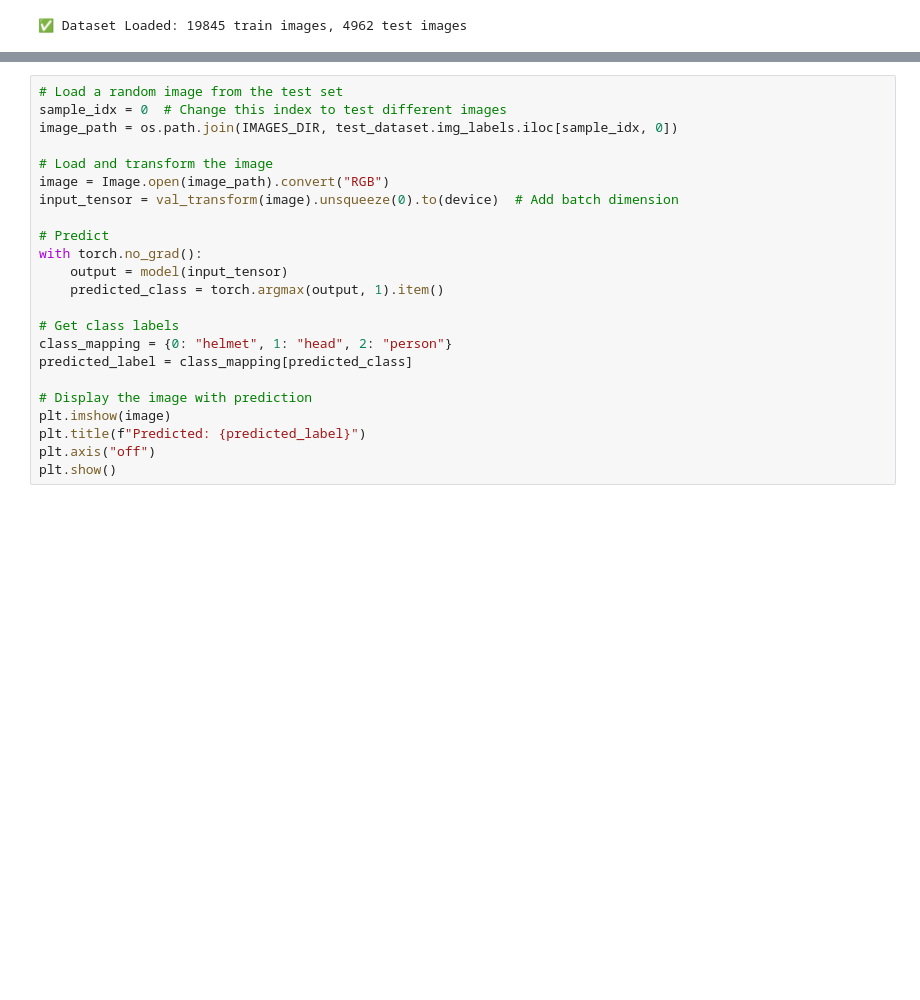
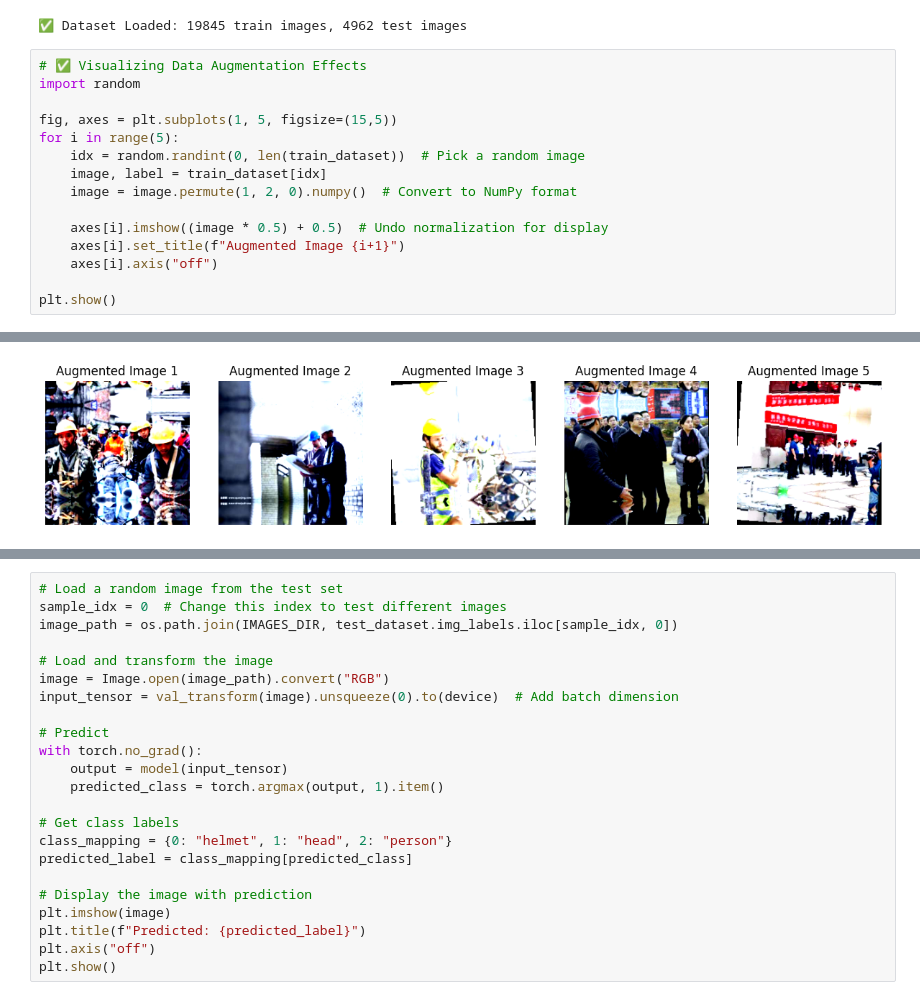
Before and after one commit to Caephas/ConvNext_helmet_datset, a Jupyter notebook: ConvNeXt_Helmet_dataset.ipynb, the cells around one changed output, grey strips where cells are left out. Saved outputs shown, nothing was run; the diff lists cells and outputs as text; blank space fills up the shorter version.

```diff
--- a/ConvNeXt_Helmet_dataset.ipynb
+++ b/ConvNeXt_Helmet_dataset.ipynb
@@ -327,3 +328,19 @@ test_loader = DataLoader(test_dataset, batch_size=32, shuffle=False, num_workers
 print(f"✅ Dataset Loaded: {len(train_dataset)} train images, {len(test_dataset)} test images")
 # %% [output]
 ✅ Dataset Loaded: 19845 train images, 4962 test images
+# %%
+# ✅ Visualizing Data Augmentation Effects
+import random
+
+fig, axes = plt.subplots(1, 5, figsize=(15,5))
+for i in range(5):
+    idx = random.randint(0, len(train_dataset))  # Pick a random image
+    image, label = train_dataset[idx]
+    image = image.permute(1, 2, 0).numpy()  # Convert to NumPy format
+
+    axes[i].imshow((image * 0.5) + 0.5)  # Undo normalization for display
+    axes[i].set_title(f"Augmented Image {i+1}")
+    axes[i].axis("off")
+
+plt.show()
+# %% [output]
@@ -330,3 +352,4 @@ print(f"✅ Dataset Loaded: {len(train_dataset)} train images, {len(test_dataset
+[figure, added]
 # %%
 # Load pre-trained ConvNeXt model
 model = torchvision.models.convnext_tiny(pretrained=True)
```
Also changed, not shown: parts of 34 cells of this notebook, 3 other files.
